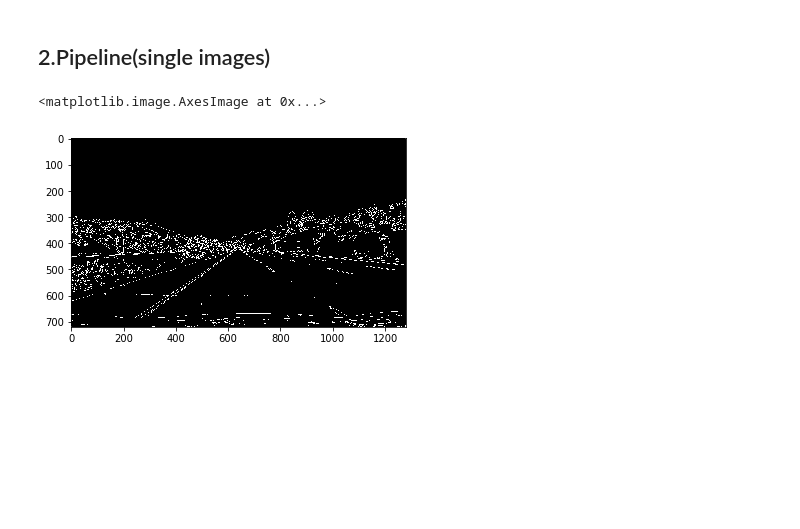
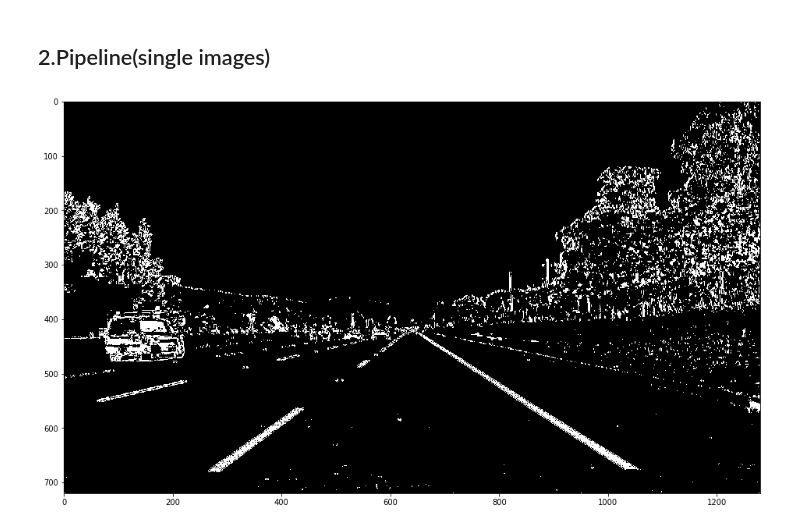
Before and after one commit to Heyjoy/P4, a Jupyter notebook: RerportP4.ipynb, the cells around one changed output. Cells and saved outputs as stored; diff of their text form; code cells hidden in the pictures; blank space fills up the shorter version.

```diff
--- a/RerportP4.ipynb
+++ b/RerportP4.ipynb
@@ -86,14 +86,15 @@ ax2.set_title('Undistorted Image', fontsize=30)
 # %% [markdown]
 
 ## 2.Pipeline(single images)
-# %%
-from  utils import *
-import datafield as df
-
-img = cv2.imread('test_images/straight_lines1.jpg')
-img = grayscale(img)
-img = canny(img,df.cannyLowThreshold,df.cannyHighThreshold)
-plt.imshow(img,cmap='gray')
-# %% [output]
-<matplotlib.image.AxesImage at 0x...>
-[figure, removed]
+# %%
+from  utils import *
+import datafield as df
+image = mpimg.imread('./test_images/straight_lines2.jpg')
+result = pipeline(image)
+# Plot the result
+plt.figure(figsize=(16, 32))
+plt.imshow(result, cmap= 'gray')
+plt.savefig('output_images/pipelineResult.jpg')
+#imagePlot(image,result,srcColor='gray')
+# %% [output]
+[figure, added]
```
Also changed, not shown: parts of 2 cells of this notebook, 7 other files.
